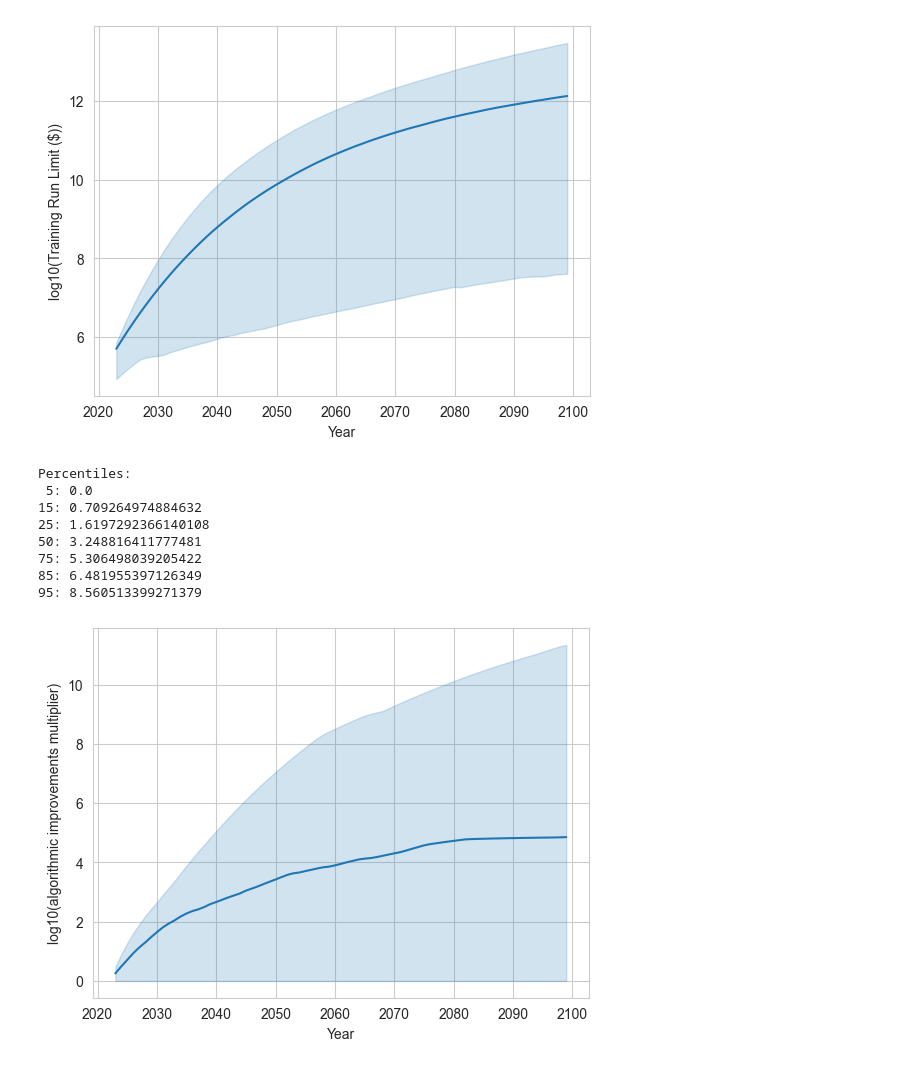
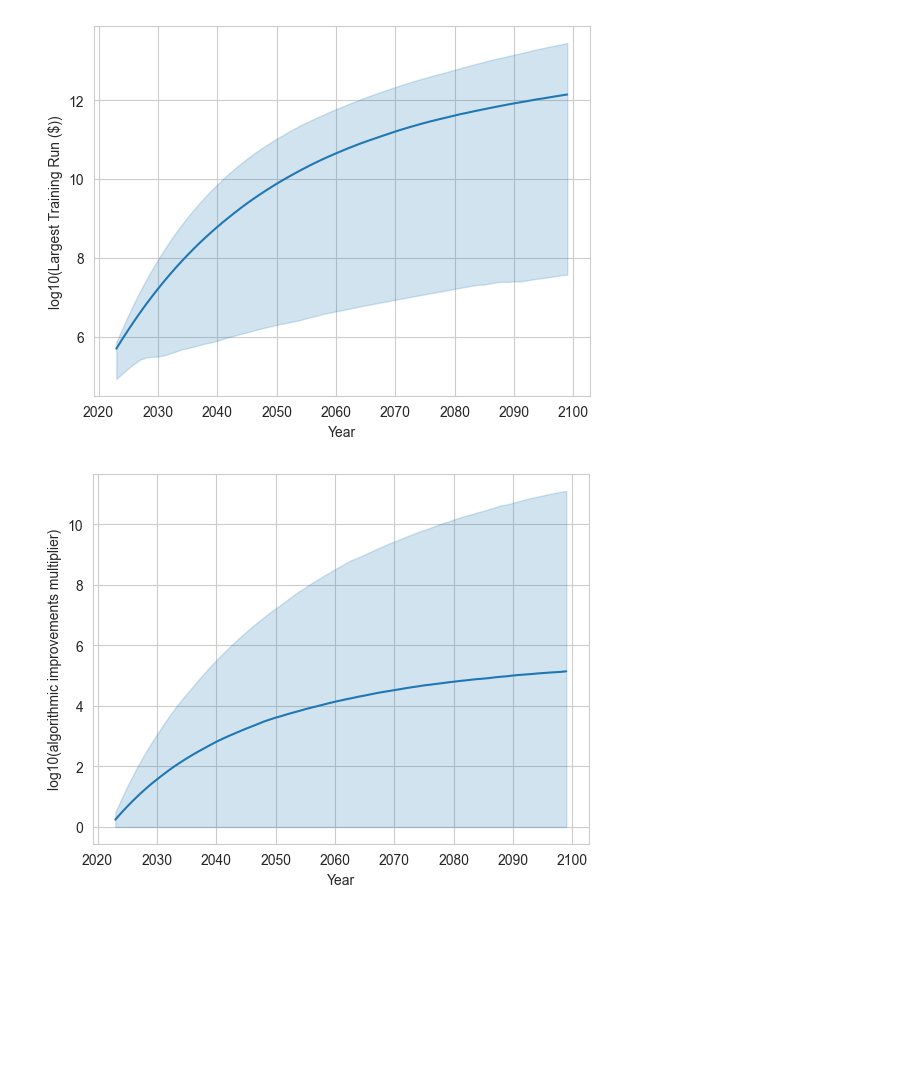
Before and after one commit to epoch-research/timelines-direct-approach, a Jupyter notebook: Plots.ipynb, the cells around one changed output. Cells and saved outputs as stored; diff of their text form; code cells hidden in the pictures; blank space fills up the shorter version.

Commit message:
compute plots and fixes

```diff
--- a/Plots.ipynb
+++ b/Plots.ipynb
@@ -40,26 +37,14 @@ Text(0.5, 9.444444444444438, 'FLOPs Required')
 [figure]
 # %%
-plot(timeline.spending(), 'log10(Training Run Limit ($))')
+plot(timeline.spending(), 'log10(Largest Training Run ($))')
 # %% [output]
-[figure, old version]
+[figure, new version]
 # %%
-alg_imp_samples = timeline.algorithmic_improvements(samples=100)
-
-print("Percentiles:")
-for p in [5, 15, 25, 50, 75, 85, 95]:
-    print(f'{p:>2}:', np.percentile(alg_imp_samples, p))
+alg_imp_samples = timeline.algorithmic_improvements()
 
 plot(alg_imp_samples, 'log10(algorithmic improvements multiplier)')
 # %% [output]
-Percentiles:
- 5: 0.0
-15: 0.709264974884632
-25: 1.6197292366140108
-50: 3.248816411777481
-75: 5.306498039205422
-85: 6.481955397126349
-95: 8.560513399271379
-[figure, old version]
+[figure, new version]
 # %%
 plot(timeline.flops_per_dollar(), 'log_10(FLOP / $)')
 # %% [output]
```
Also changed, not shown: parts of 7 cells of this notebook, 2 other files.
